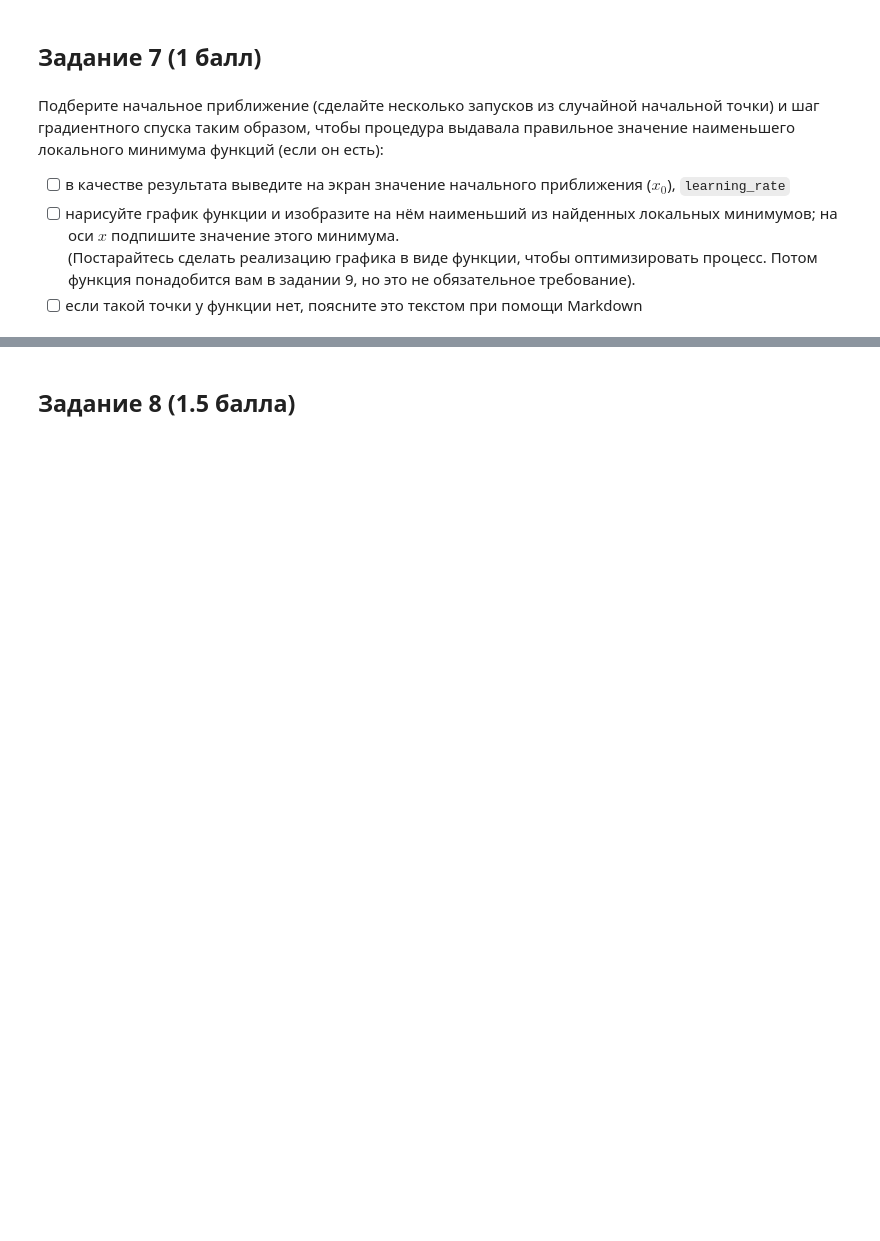
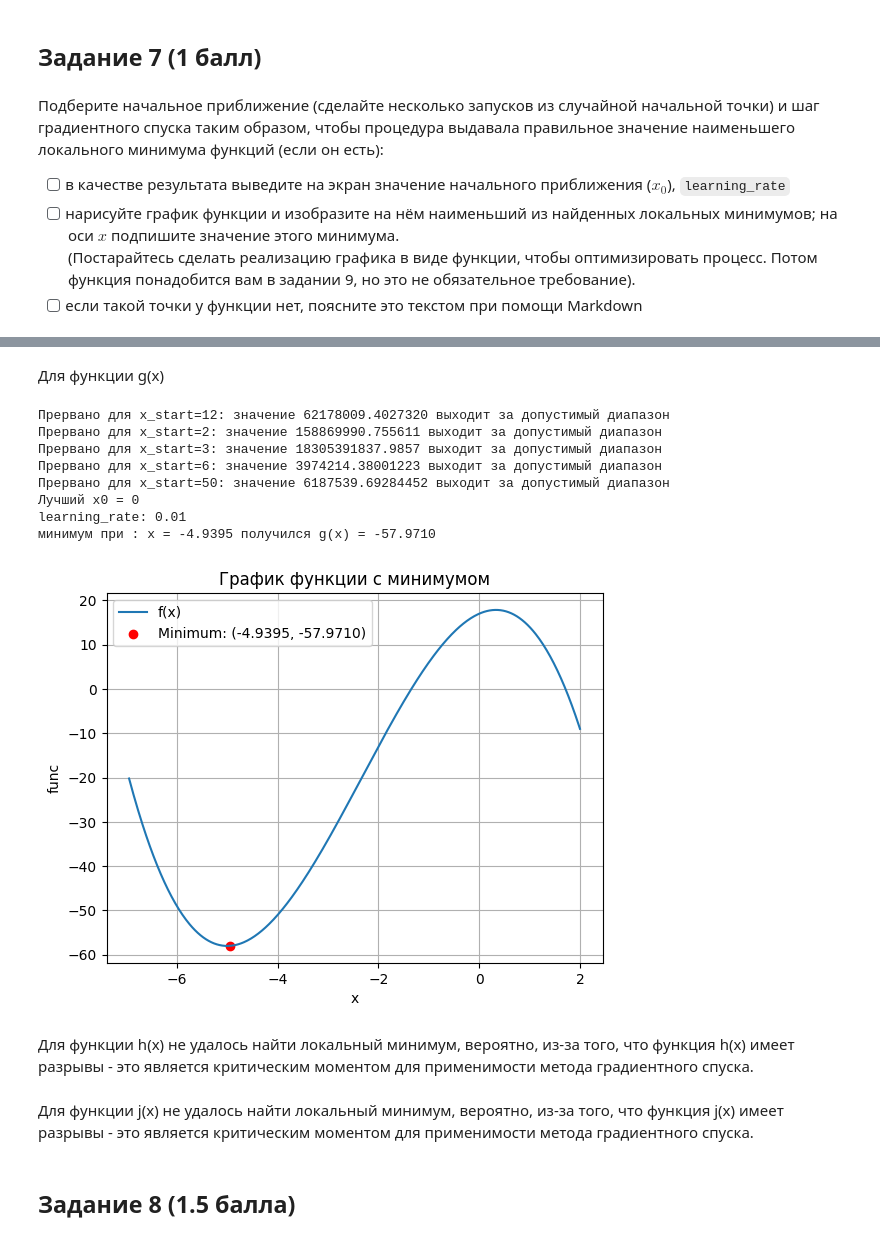
Before and after one commit to VladislavTokarev02/AI_ML_homework, a Jupyter notebook: Hometasks/Base/AI_HW2_GD_base.ipynb, the cells around one changed output, grey strips where cells are left out. Cells and saved outputs as stored; diff of their text form; code cells hidden in the pictures; blank space fills up the shorter version.

```diff
--- a/Hometasks/Base/AI_HW2_GD_base.ipynb
+++ b/Hometasks/Base/AI_HW2_GD_base.ipynb
@@ -445,3 +558,49 @@ grad_jx[0]
+# %% [markdown]
+Для функции g(x)
+# %%
+func = func_gx
+learning_rate = 0.01
+epsilon = 0.01
+num_iterations = 1000
+delta = 1e-3
+
+#cписок x0
+initial_points = [12, 0, 2, 3, 6, 50]
+
+
+best_x = None
+best_y = float('inf')
+best_trace = None
+best_start = None
+
+for x_start in initial_points:
+    x_min, y_min, trace = gradient_descent(func, x_start, learning_rate, epsilon, num_iterations, delta)
+    if y_min < best_y:
+        best_x, best_y = x_min, y_min
+        best_trace = trace
+        best_start = x_start
+
+
+print(f"Лучший x0 = {best_start}")
+print(f"learning_rate: {learning_rate}")
+print(f"минимум при : x = {best_x:.4f} получился g(x) = {best_y:.4f}")
+
+
+plot_function_with_minimum(func, best_trace, best_x, best_y)
+# %% [output]
+Прервано для x_start=12: значение 62178009.4027320 выходит за допустимый диапазон
+Прервано для x_start=2: значение 158869990.755611 выходит за допустимый диапазон
+Прервано для x_start=3: значение 18305391837.9857 выходит за допустимый диапазон
+Прервано для x_start=6: значение 3974214.38001223 выходит за допустимый диапазон
+Прервано для x_start=50: значение 6187539.69284452 выходит за допустимый диапазон
+Лучший x0 = 0
+learning_rate: 0.01
+минимум при : x = -4.9395 получился g(x) = -57.9710
+[figure, added]
+# %% [markdown]
+Для функции h(x) не удалось найти локальный минимум, вероятно, из-за того, что функция h(x) имеет разрывы - это является критическим моментом для применимости метода градиентного спуска.
+# %% [markdown]
+Для функции j(x) не удалось найти локальный минимум, вероятно, из-за того, что функция j(x) имеет разрывы - это является критическим моментом для применимости метода градиентного спуска.
 # %% [markdown]
 ## Задание 8 (1.5 балла)
 # %% [markdown]
```
Also changed, not shown: parts of 16 cells of this notebook.
